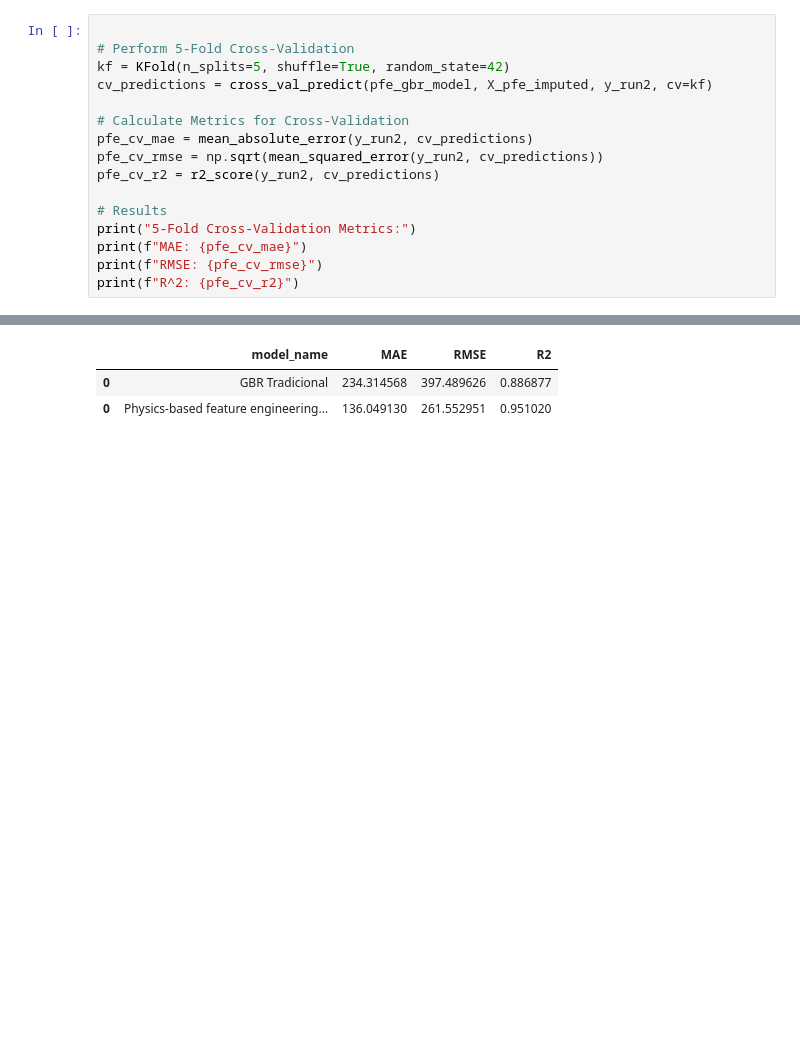
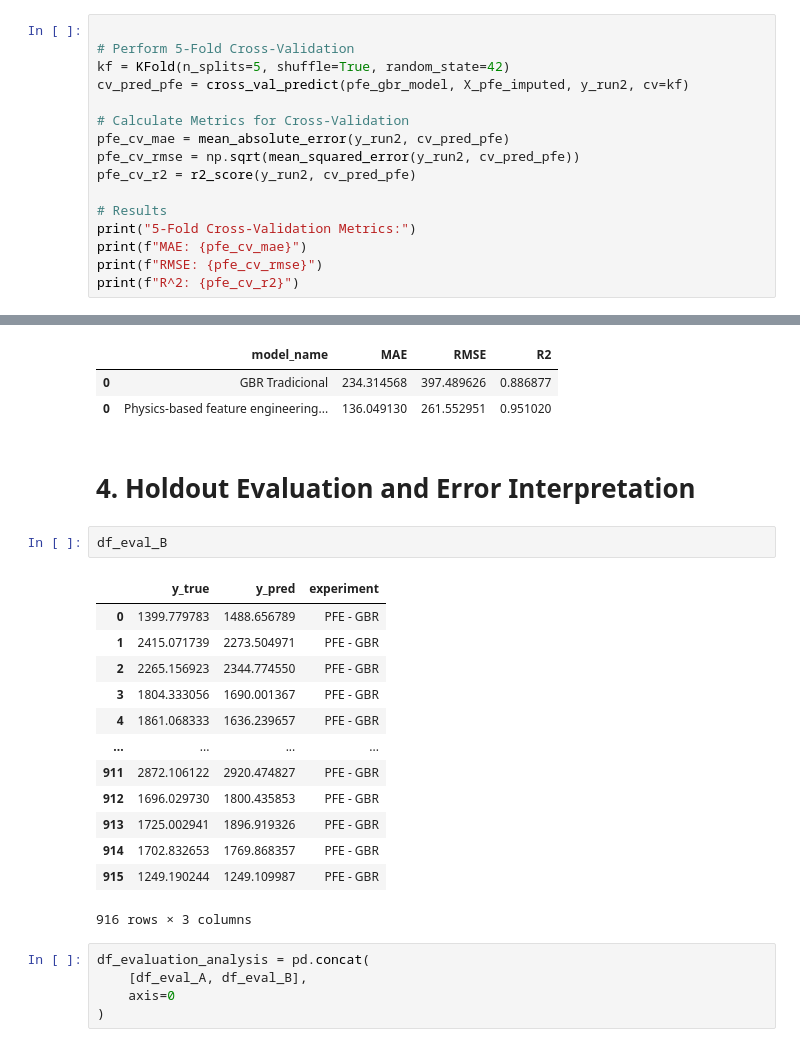
Before and after one commit to danieltodaDS/terminal-velocity-prediction, a Jupyter notebook: settling_velocity_v2.ipynb, the cells around one changed output, grey strips where cells are left out. Saved outputs shown, nothing was run; the diff lists cells and outputs as text; blank space fills up the shorter version.

```diff
--- a/settling_velocity_v2.ipynb
+++ b/settling_velocity_v2.ipynb
@@ -145,12 +267,12 @@ pfe_gbr_model = GradientBoostingRegressor(n_estimators=200, learning_rate=0.05,
 
 # Perform 5-Fold Cross-Validation
 kf = KFold(n_splits=5, shuffle=True, random_state=42)
-cv_predictions = cross_val_predict(pfe_gbr_model, X_pfe_imputed, y_run2, cv=kf)
+cv_pred_pfe = cross_val_predict(pfe_gbr_model, X_pfe_imputed, y_run2, cv=kf)
 
 # Calculate Metrics for Cross-Validation
-pfe_cv_mae = mean_absolute_error(y_run2, cv_predictions)
-pfe_cv_rmse = np.sqrt(mean_squared_error(y_run2, cv_predictions))
-pfe_cv_r2 = r2_score(y_run2, cv_predictions)
+pfe_cv_mae = mean_absolute_error(y_run2, cv_pred_pfe)
+pfe_cv_rmse = np.sqrt(mean_squared_error(y_run2, cv_pred_pfe))
+pfe_cv_r2 = r2_score(y_run2, cv_pred_pfe)
 
 # Results
 print("5-Fold Cross-Validation Metrics:")
@@ -185,3 +315,26 @@ all_results
 |  | model_name | MAE | RMSE | R2 |
 | 0 | GBR Tradicional | 234.314568 | 397.489626 | 0.886877 |
 | 0 | Physics-based feature engineering... | 136.049130 | 261.552951 | 0.951020 |
+# %% [markdown]
+# 4. Holdout Evaluation and Error Interpretation
+# %%
+df_eval_B
+# %% [output]
+|  | y_true | y_pred | experiment |
+| 0 | 1399.779783 | 1488.656789 | PFE - GBR |
+| 1 | 2415.071739 | 2273.504971 | PFE - GBR |
+| 2 | 2265.156923 | 2344.774550 | PFE - GBR |
+| 3 | 1804.333056 | 1690.001367 | PFE - GBR |
+| 4 | 1861.068333 | 1636.239657 | PFE - GBR |
+| ... | ... | ... | ... |
+| 911 | 2872.106122 | 2920.474827 | PFE - GBR |
+| 912 | 1696.029730 | 1800.435853 | PFE - GBR |
+| 913 | 1725.002941 | 1896.919326 | PFE - GBR |
+| 914 | 1702.832653 | 1769.868357 | PFE - GBR |
+| 915 | 1249.190244 | 1249.109987 | PFE - GBR |
+916 rows × 3 columns
+# %%
+df_evaluation_analysis = pd.concat(
+    [df_eval_A, df_eval_B],
+    axis=0
+)
```
Also changed, not shown: parts of 49 cells of this notebook.
